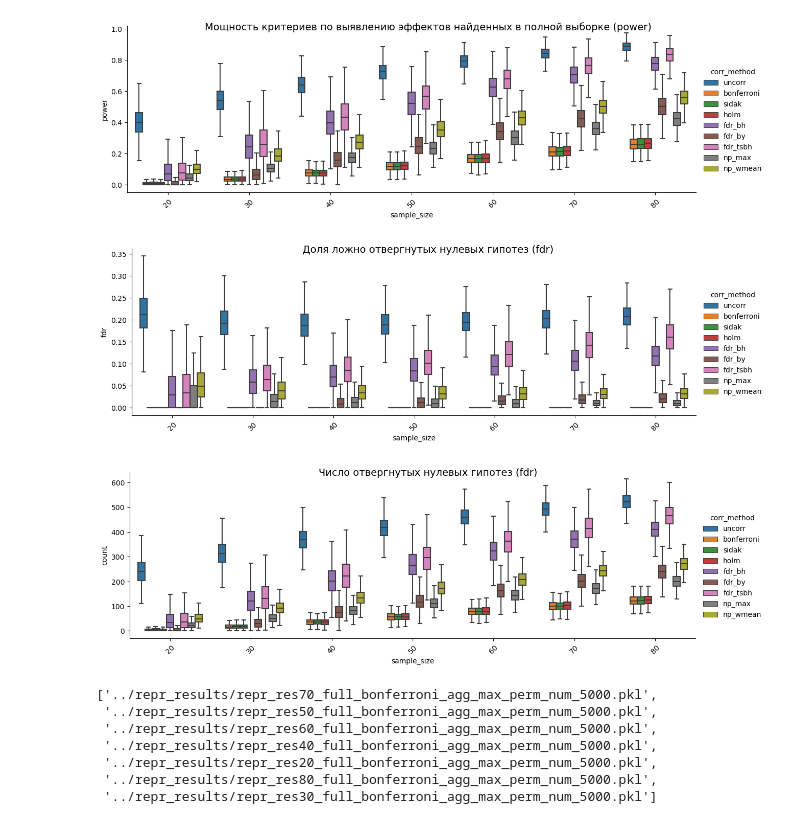
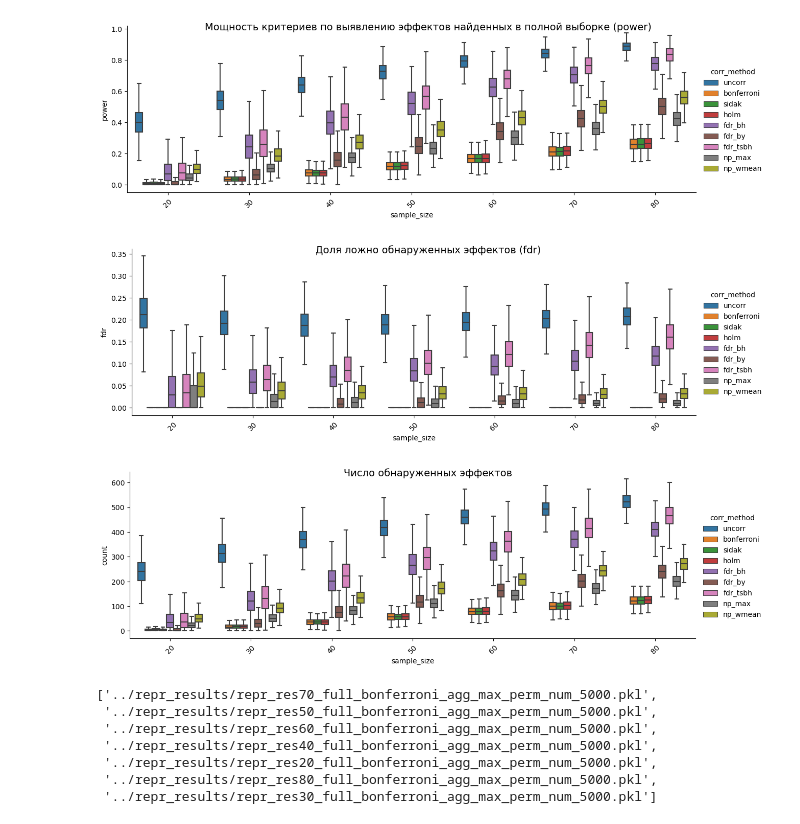
Before and after one commit to iknyazeva/EEGAnalysis, a Jupyter notebook: notebooks/NonParametric.ipynb, the cells around one changed output. Saved outputs shown, nothing was run; the diff lists cells and outputs as text; code cells hidden in the pictures.

```diff
--- a/notebooks/NonParametric.ipynb
+++ b/notebooks/NonParametric.ipynb
@@ -78,17 +82,17 @@ melted_df = fdr_df.melt(var_name='corr_method', value_name='fdr', id_vars = ['sa
 g = sns.catplot(x = 'sample_size',y = 'fdr', hue = 'corr_method', data= melted_df, kind = 'box',
                 height=4, aspect=3, showfliers = False)
 g.set_xticklabels(rotation=45);
-g.fig.suptitle('Доля ложно отвергнутых нулевых гипотез (fdr)', fontsize=14);
+g.fig.suptitle('Доля ложно обнаруженных эффектов (fdr)', fontsize=14);
 # %% [output]
-[figure, old version]
+[figure, new version]
 # %%
 melted_df = count_df.melt(var_name='corr_method', value_name='count', id_vars = ['sample_size'])
 g = sns.catplot(x = 'sample_size',y = 'count', hue = 'corr_method', data= melted_df, kind = 'box',
                 height=4, aspect=3, showfliers = False)
 g.set_xticklabels(rotation=45);
-g.fig.suptitle('Число отвергнутых нулевых гипотез (fdr)', fontsize=14);
+g.fig.suptitle('Число обнаруженных эффектов', fontsize=14);
 # %% [output]
-[figure, old version]
+[figure, new version]
 # %%
 file_list = glob.glob('../repr_results/*agg_max_perm_num_5000.pkl')
 file_list
```
Also changed, not shown: parts of 15 cells of this notebook, 5 other files.
